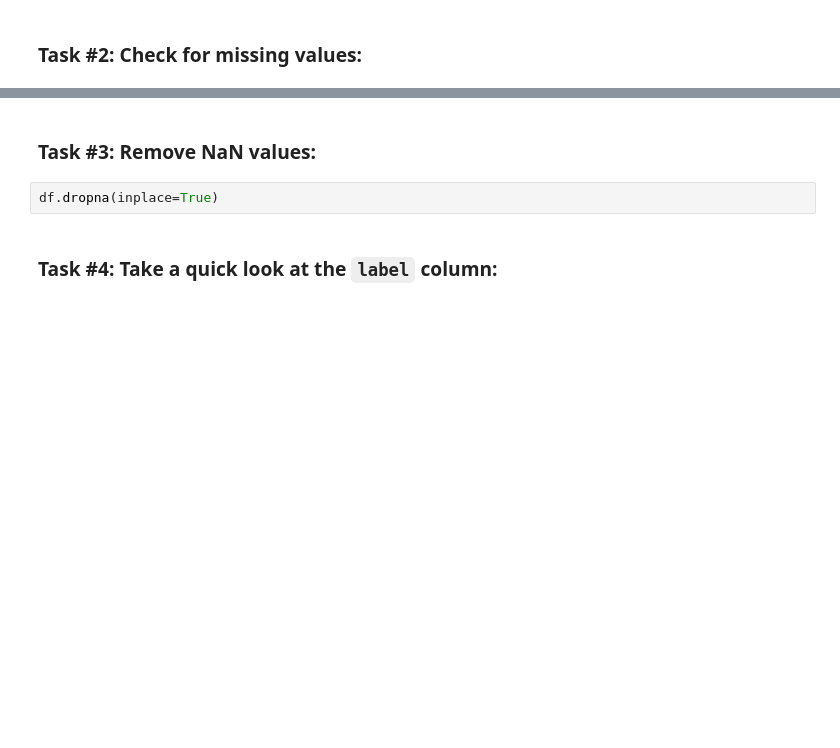
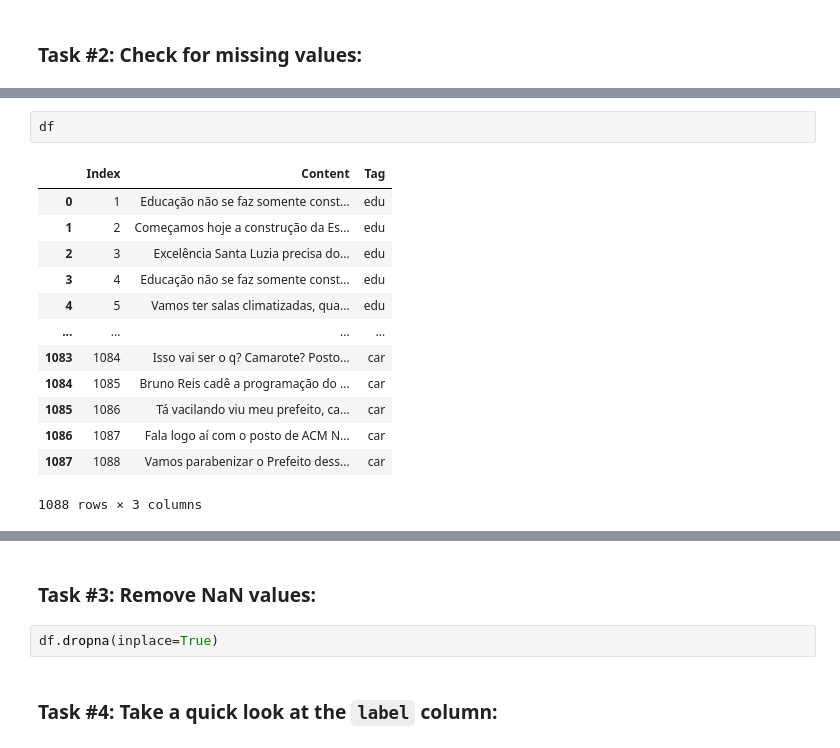
Before and after one commit to Evandro72/04-Text-Classification-WEBTEX, a Jupyter notebook: 04_Text_Classification_WEBTEXT.ipynb, the cells around one changed output, grey strips where cells are left out. Cells and saved outputs as stored; diff of their text form; blank space fills up the shorter version.

```diff
--- a/04_Text_Classification_WEBTEXT.ipynb
+++ b/04_Text_Classification_WEBTEXT.ipynb
@@ -41,0 +47,16 @@ dtype: int64
+# %%
+df
+# %% [output]
+|  | Index | Content | Tag |
+| 0 | 1 | Educação não se faz somente const... | edu |
+| 1 | 2 | Começamos hoje a construção da Es... | edu |
+| 2 | 3 | Excelência Santa Luzia precisa do... | edu |
+| 3 | 4 | Educação não se faz somente const... | edu |
+| 4 | 5 | Vamos ter salas climatizadas, qua... | edu |
+| ... | ... | ... | ... |
+| 1083 | 1084 | Isso vai ser o q? Camarote? Posto... | car |
+| 1084 | 1085 | Bruno Reis cadê a programação do ... | car |
+| 1085 | 1086 | Tá vacilando viu meu prefeito, ca... | car |
+| 1086 | 1087 | Fala logo aí com o posto de ACM N... | car |
+| 1087 | 1088 | Vamos parabenizar o Prefeito dess... | car |
+1088 rows × 3 columns
```
Also changed, not shown: parts of 12 cells of this notebook.
